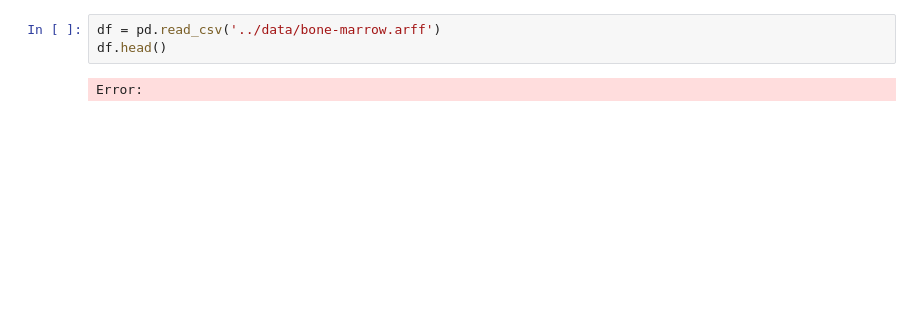
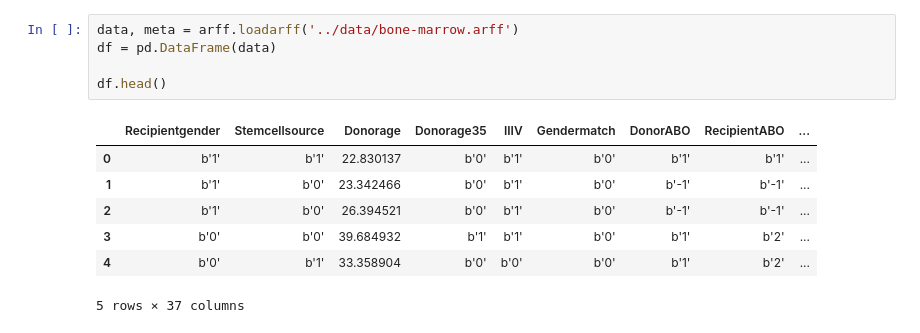
Before and after one commit to boliot/bone-marrow-transplant-analysis, a Jupyter notebook: notebooks/Untitled.ipynb, the cells around one changed output. Saved outputs shown, nothing was run; the diff lists cells and outputs as text; blank space fills up the shorter version.

Commit message:
Avancées sur Data analysis-2

```diff
--- a/notebooks/Untitled.ipynb
+++ b/notebooks/Untitled.ipynb
@@ -8,5 +8,13 @@ Error:
 # %%
-df = pd.read_csv('../data/bone-marrow.arff')
+data, meta = arff.loadarff('../data/bone-marrow.arff')
+df = pd.DataFrame(data)
+
 df.head()
 # %% [output]
+|  | Recipientgender | Stemcellsource | Donorage | Donorage35 | IIIV | Gendermatch | DonorABO | RecipientABO | ... |
+| 0 | b'1' | b'1' | 22.830137 | b'0' | b'1' | b'0' | b'1' | b'1' | ... |
+| 1 | b'1' | b'0' | 23.342466 | b'0' | b'1' | b'0' | b'-1' | b'-1' | ... |
+| 2 | b'1' | b'0' | 26.394521 | b'0' | b'1' | b'0' | b'-1' | b'-1' | ... |
+| 3 | b'0' | b'0' | 39.684932 | b'1' | b'1' | b'0' | b'1' | b'2' | ... |
+| 4 | b'0' | b'1' | 33.358904 | b'0' | b'0' | b'0' | b'1' | b'2' | ... |
-Error:
+5 rows × 37 columns
```
Also changed, not shown: parts of 20 cells of this notebook.
